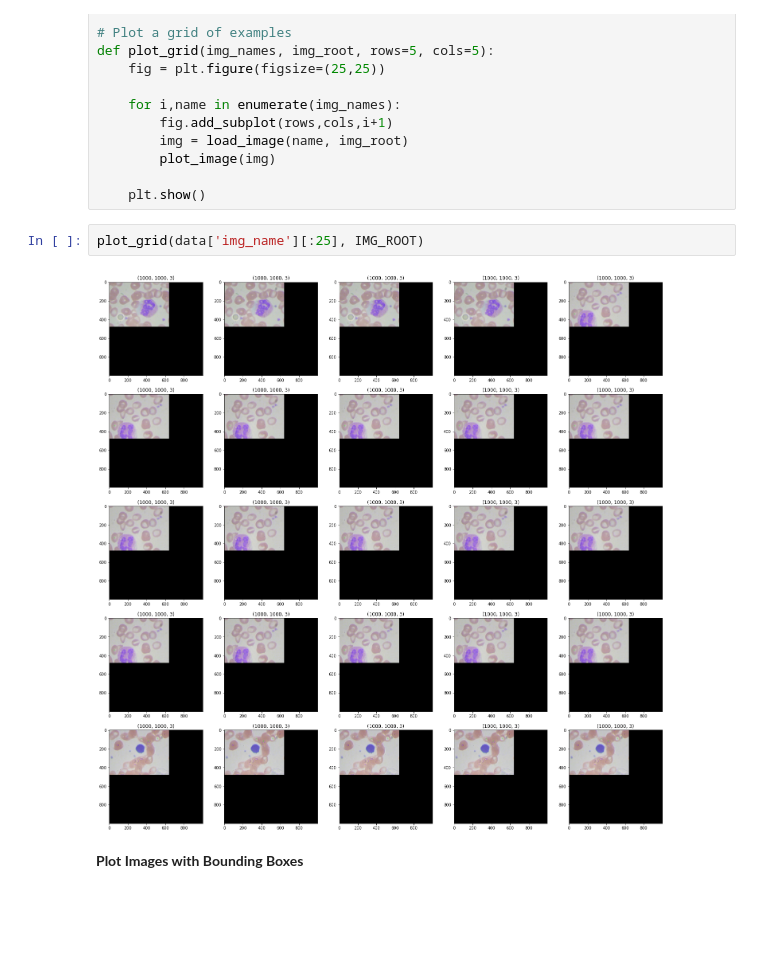
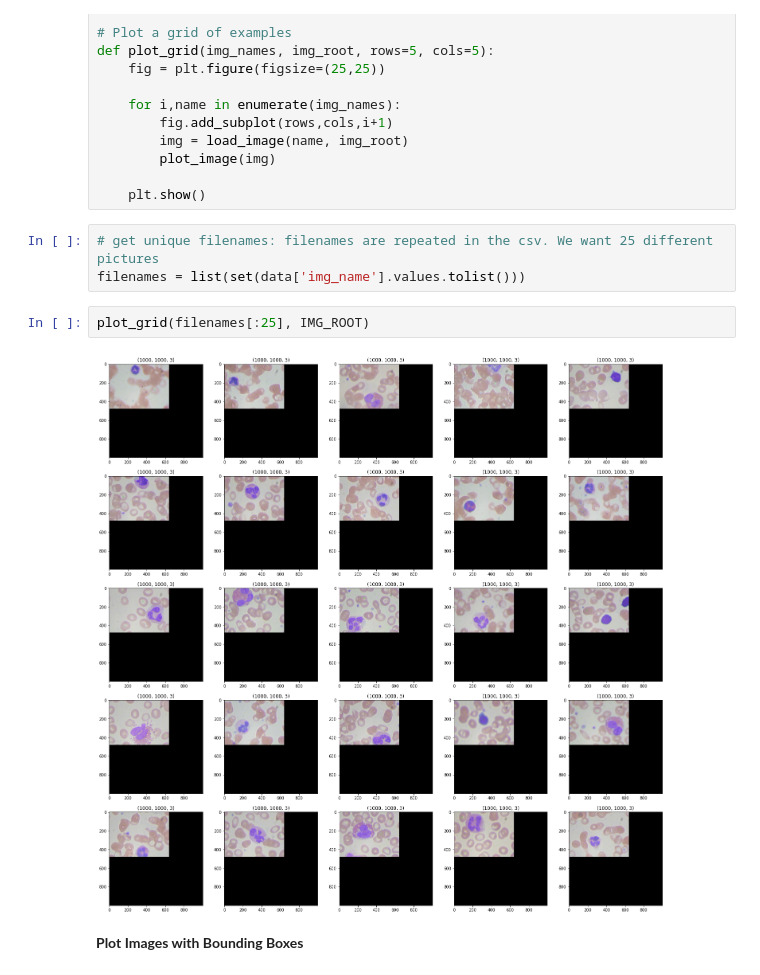
Before and after one commit to gianlucaasti/Computer_Vision, a Jupyter notebook: Object Detection/PreProcessing Plot Anchor Boxes/Plot_Anchor_Boxes.ipynb, the cells around one changed output. Drawn from its saved outputs; the diff is of its cells as text; blank space fills up the shorter version.

Commit message:
Obj Det: Updated Anchor Boxes 25
The Anchor Box code was updated to be able to print 25 different pictures

```diff
--- a/Object Detection/PreProcessing Plot Anchor Boxes/Plot_Anchor_Boxes.ipynb
+++ b/Object Detection/PreProcessing Plot Anchor Boxes/Plot_Anchor_Boxes.ipynb
@@ -61,10 +57,13 @@ def plot_grid(img_names, img_root, rows=5, cols=5):
         plot_image(img)
 
     plt.show()
+# %%
+# get unique filenames: filenames are repeated in the csv. We want 25 different pictures
+filenames = list(set(data['img_name'].values.tolist()))
 # %%
-plot_grid(data['img_name'][:25], IMG_ROOT)
+plot_grid(filenames[:25], IMG_ROOT)
 # %% [output]
-[figure, old version]
+[figure, new version]
 # %% [markdown]
 **Plot Images with Bounding Boxes**
 # %%
```
Also changed, not shown: parts of 2 cells of this notebook, 1 other file.
